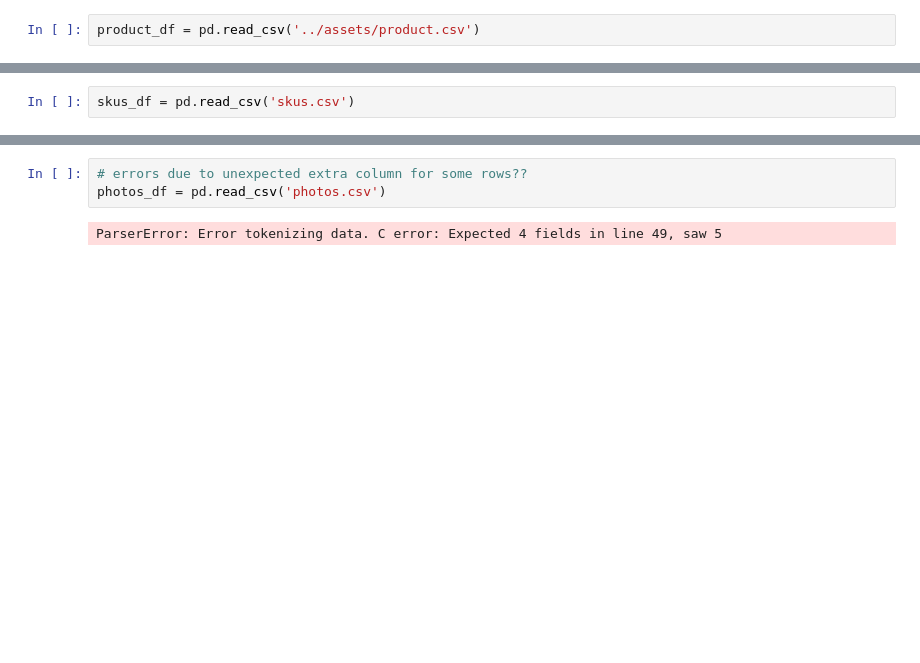
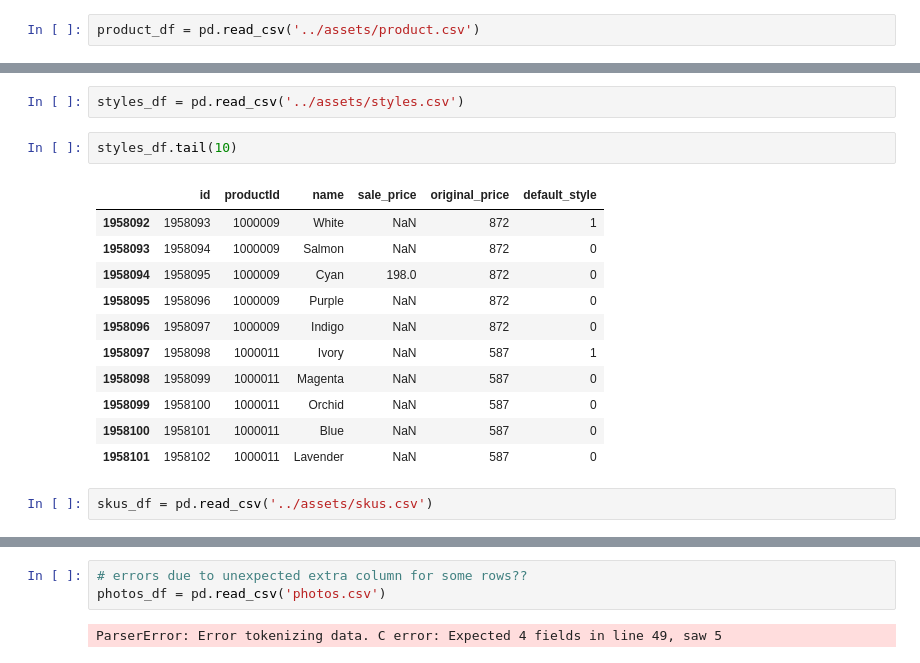
Before and after one commit to rpp2205-sdc-karakum/product, a Jupyter notebook: exploration/data_exploration.ipynb, the cells around one changed output, grey strips where cells are left out. Saved outputs shown, nothing was run; the diff lists cells and outputs as text; blank space fills up the shorter version.

```diff
--- a/exploration/data_exploration.ipynb
+++ b/exploration/data_exploration.ipynb
@@ -33,3 +29,19 @@ styles_df.tail()
+# %%
+styles_df = pd.read_csv('../assets/styles.csv')
+# %%
+styles_df.tail(10)
+# %% [output]
+|  | id | productId | name | sale_price | original_price | default_style |
+| 1958092 | 1958093 | 1000009 | White | NaN | 872 | 1 |
+| 1958093 | 1958094 | 1000009 | Salmon | NaN | 872 | 0 |
+| 1958094 | 1958095 | 1000009 | Cyan | 198.0 | 872 | 0 |
+| 1958095 | 1958096 | 1000009 | Purple | NaN | 872 | 0 |
+| 1958096 | 1958097 | 1000009 | Indigo | NaN | 872 | 0 |
+| 1958097 | 1958098 | 1000011 | Ivory | NaN | 587 | 1 |
+| 1958098 | 1958099 | 1000011 | Magenta | NaN | 587 | 0 |
+| 1958099 | 1958100 | 1000011 | Orchid | NaN | 587 | 0 |
+| 1958100 | 1958101 | 1000011 | Blue | NaN | 587 | 0 |
+| 1958101 | 1958102 | 1000011 | Lavender | NaN | 587 | 0 |
 # %%
-skus_df = pd.read_csv('skus.csv')
+skus_df = pd.read_csv('../assets/skus.csv')
 # %%
```
Also changed, not shown: parts of 8 cells of this notebook, 7 other files.
